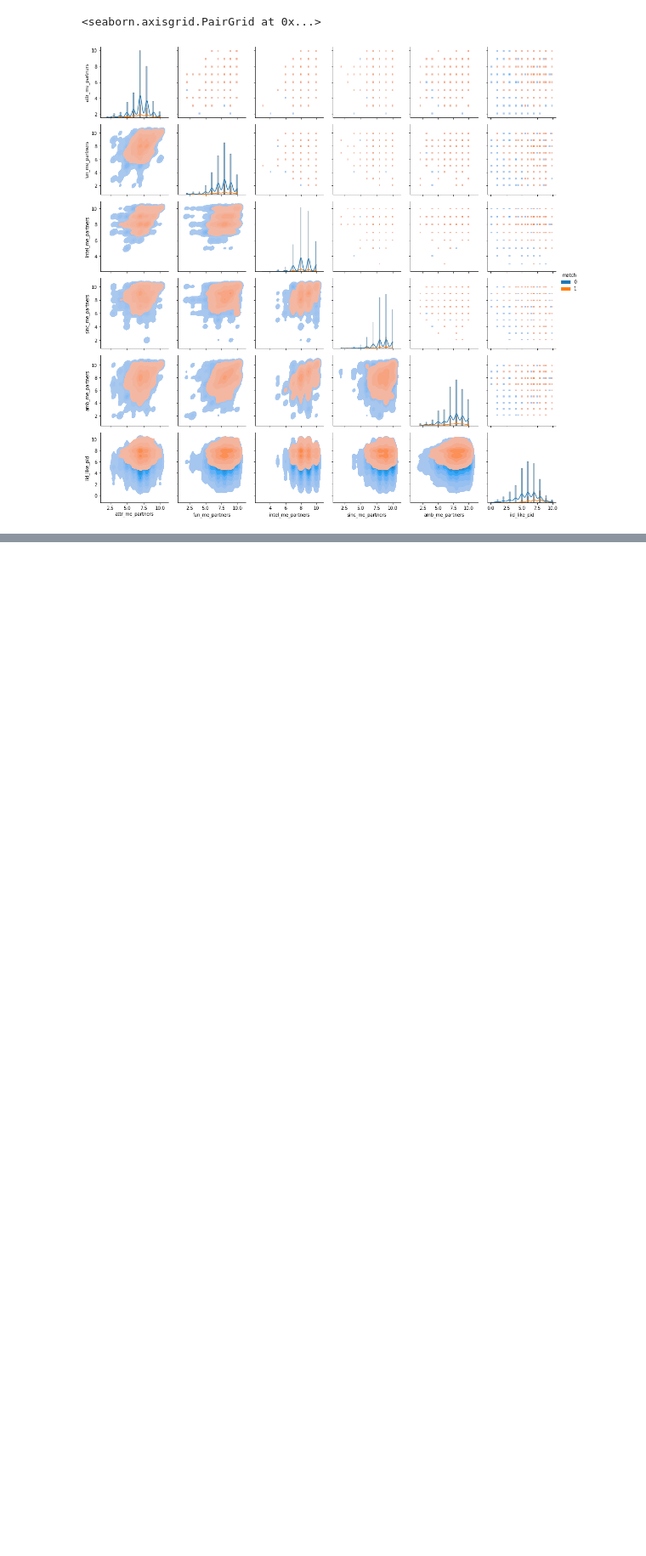
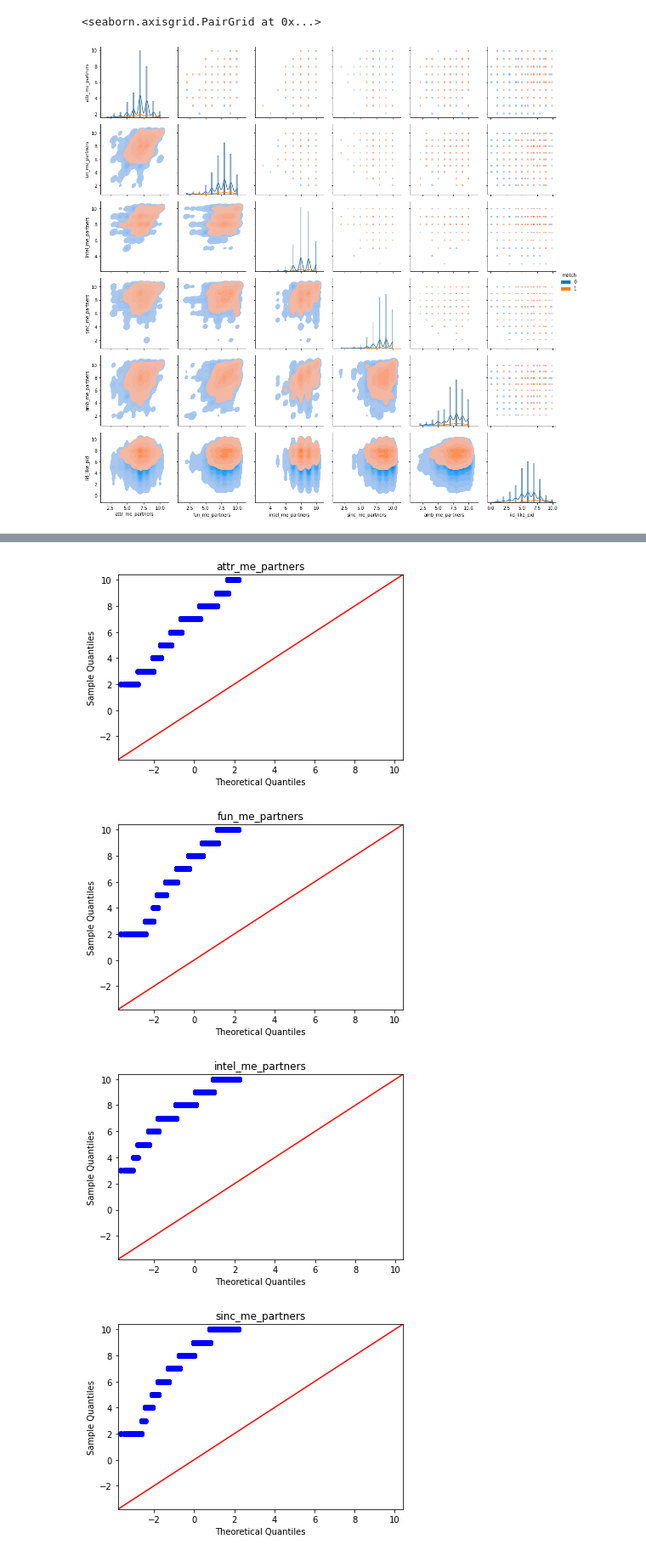
Before and after one commit to JozifekSVK/OZNAL, a Jupyter notebook: EDA.ipynb, the cells around one changed output, grey strips where cells are left out. Shown at 85% size. Drawn from its saved outputs; the diff is of its cells as text; code cells hidden in the pictures; blank space fills up the shorter version.

Commit message:
Add QQ plots

```diff
--- a/EDA.ipynb
+++ b/EDA.ipynb
@@ -737,0 +742,10 @@ g.add_legend()
+# %%
+for attribute in attr:
+    sm.qqplot(df[attribute], line ='45')
+    py.title(attribute)
+    py.show()
+# %% [output]
+[figure, added]
+[figure, added]
+[figure, added]
+[figure, added]
```
Also changed, not shown: parts of 3 cells of this notebook.
